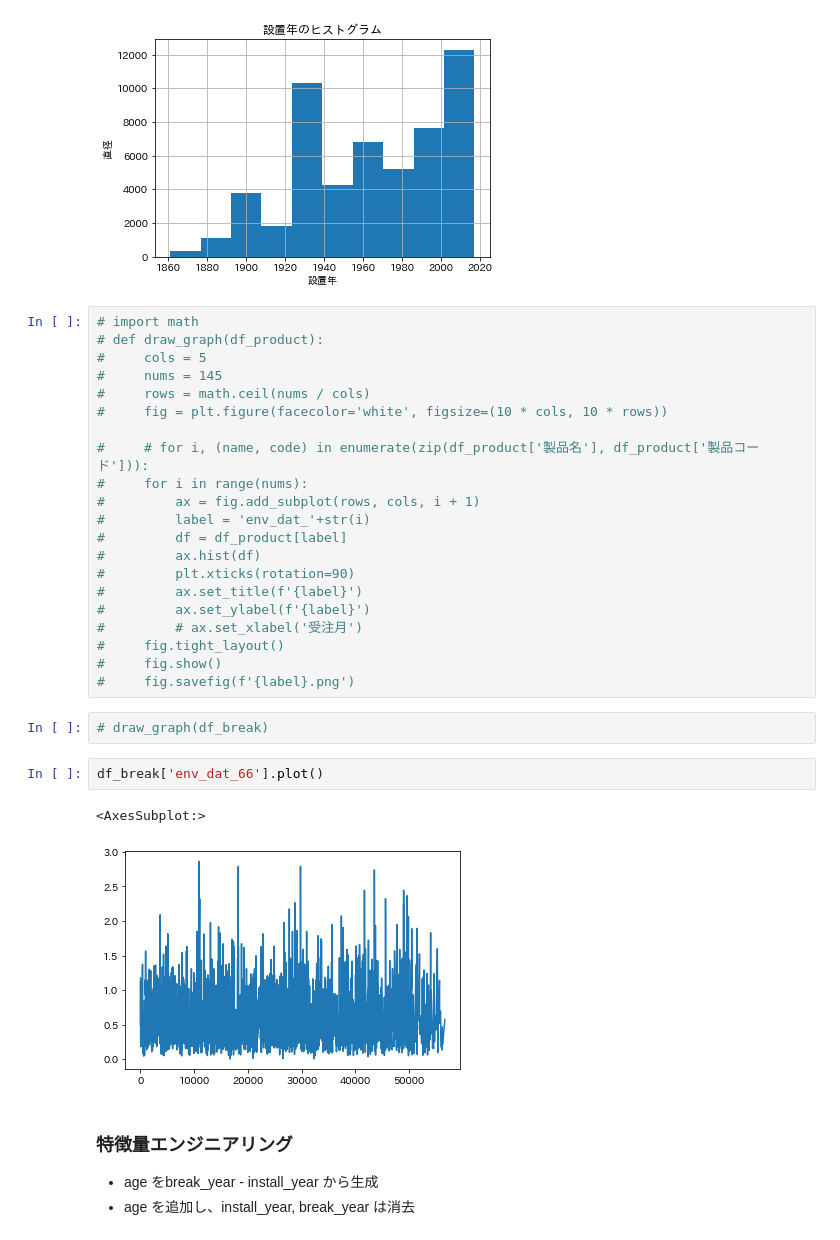
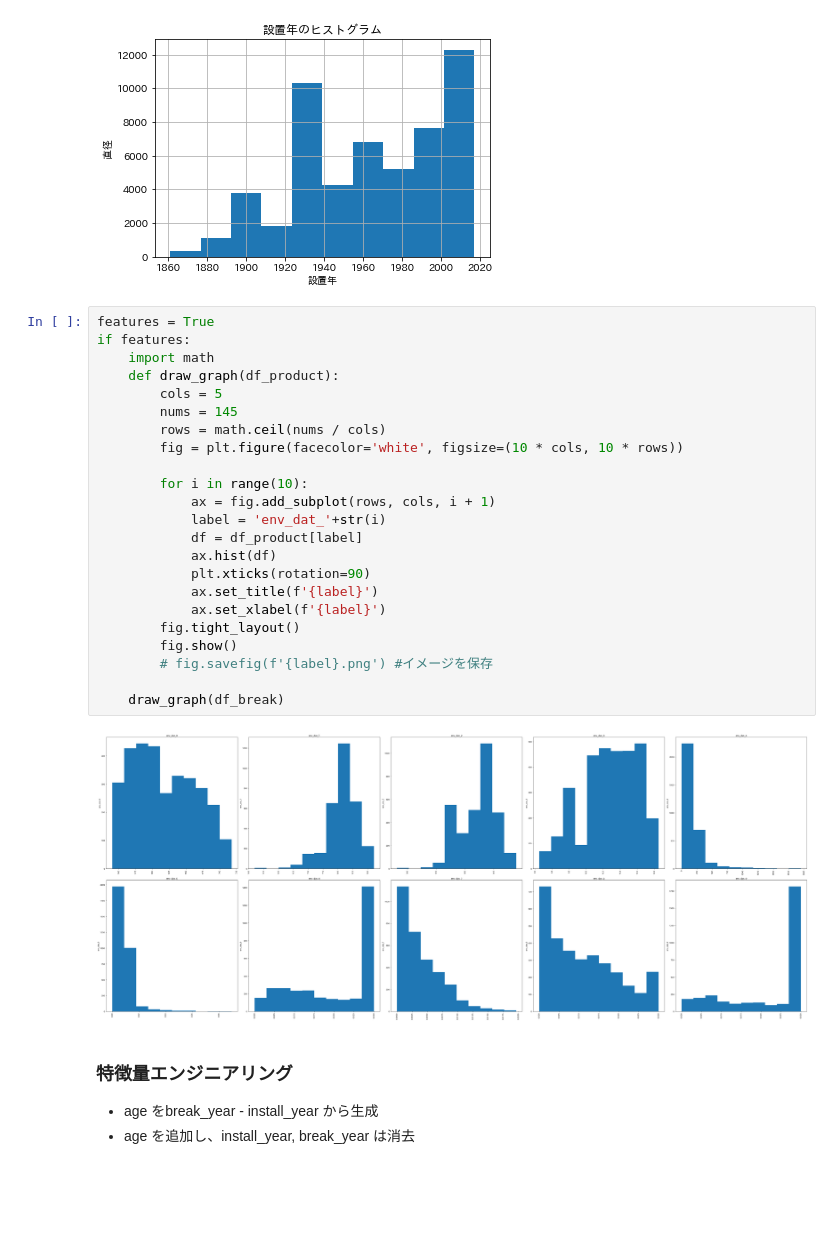
Before and after one commit to ontheroad2022/fracta, a Jupyter notebook: notebooks/100_0_nari_fracta_coding_challenge.ipynb, the cells around one changed output. Drawn from its saved outputs; the diff is of its cells as text; blank space fills up the shorter version.

```diff
--- a/notebooks/100_0_nari_fracta_coding_challenge.ipynb
+++ b/notebooks/100_0_nari_fracta_coding_challenge.ipynb
@@ -215,33 +223,30 @@ plt.show()
 # %% [output]
 [figure]
 # %%
-# import math
-# def draw_graph(df_product):
-#     cols = 5
-#     nums = 145
-#     rows = math.ceil(nums / cols)
-#     fig = plt.figure(facecolor='white', figsize=(10 * cols, 10 * rows))
+features = True
+if features:
+    import math
+    def draw_graph(df_product):
+        cols = 5
+        nums = 145
+        rows = math.ceil(nums / cols)
+        fig = plt.figure(facecolor='white', figsize=(10 * cols, 10 * rows))
 
-#     # for i, (name, code) in enumerate(zip(df_product['製品名'], df_product['製品コード'])):
-#     for i in range(nums):
-#         ax = fig.add_subplot(rows, cols, i + 1)
-#         label = 'env_dat_'+str(i)
-#         df = df_product[label]
-#         ax.hist(df)
-#         plt.xticks(rotation=90)
-#         ax.set_title(f'{label}')
-#         ax.set_ylabel(f'{label}')
-#         # ax.set_xlabel('受注月')
-#     fig.tight_layout()
-#     fig.show()
-#     fig.savefig(f'{label}.png')
+        for i in range(10):
+            ax = fig.add_subplot(rows, cols, i + 1)
+            label = 'env_dat_'+str(i)
+            df = df_product[label]
+            ax.hist(df)
+            plt.xticks(rotation=90)
+            ax.set_title(f'{label}')
+            ax.set_xlabel(f'{label}')
+        fig.tight_layout()
+        fig.show()
+        # fig.savefig(f'{label}.png') #イメージを保存
+
+    draw_graph(df_break)
+# %% [output]
+[figure, added]
-# %%
-# draw_graph(df_break)
-# %%
-df_break['env_dat_66'].plot()
-# %% [output]
-<AxesSubplot:>
-[figure, removed]
 # %% [markdown]
 ### 特徴量エンジニアリング
 
```
Also changed, not shown: parts of 26 cells of this notebook.
